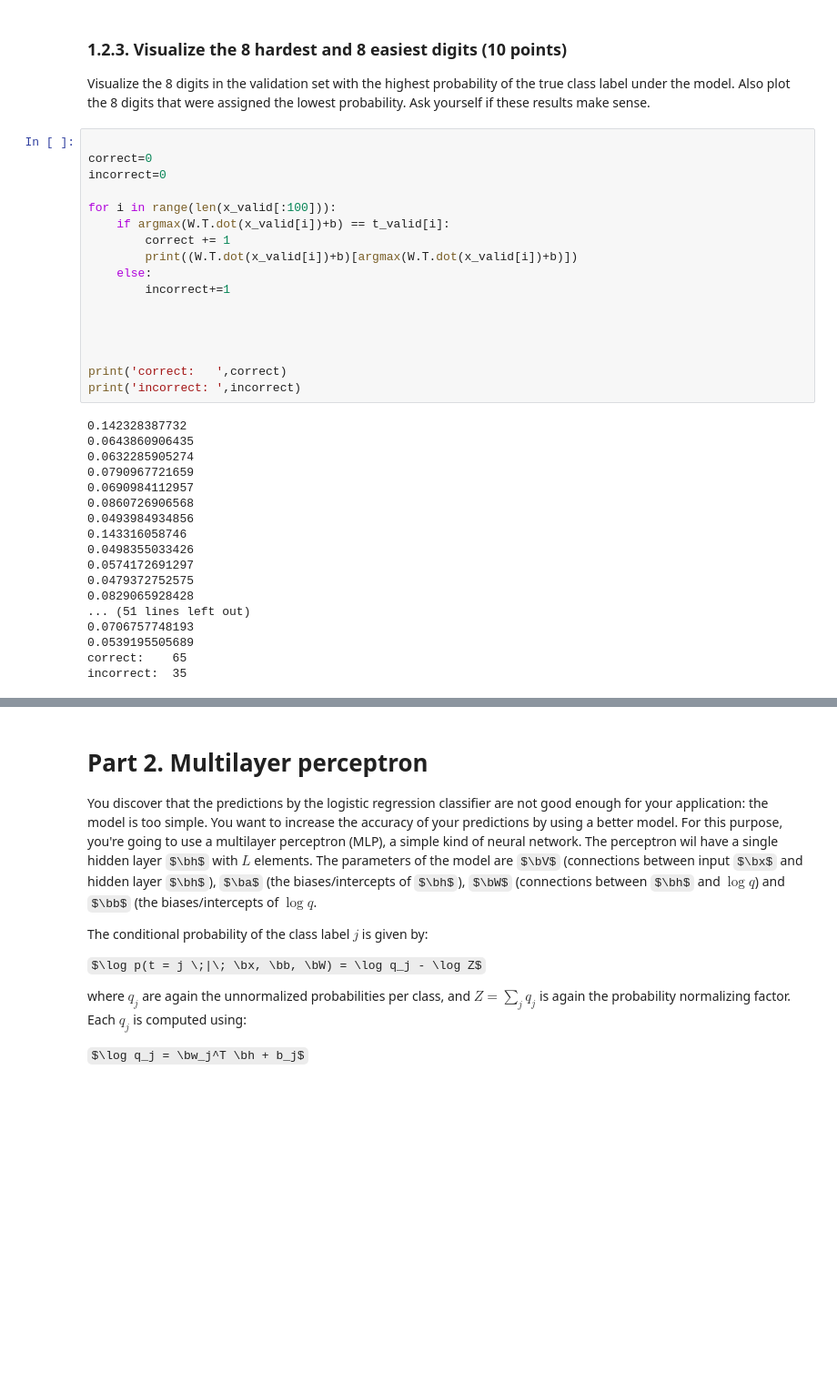
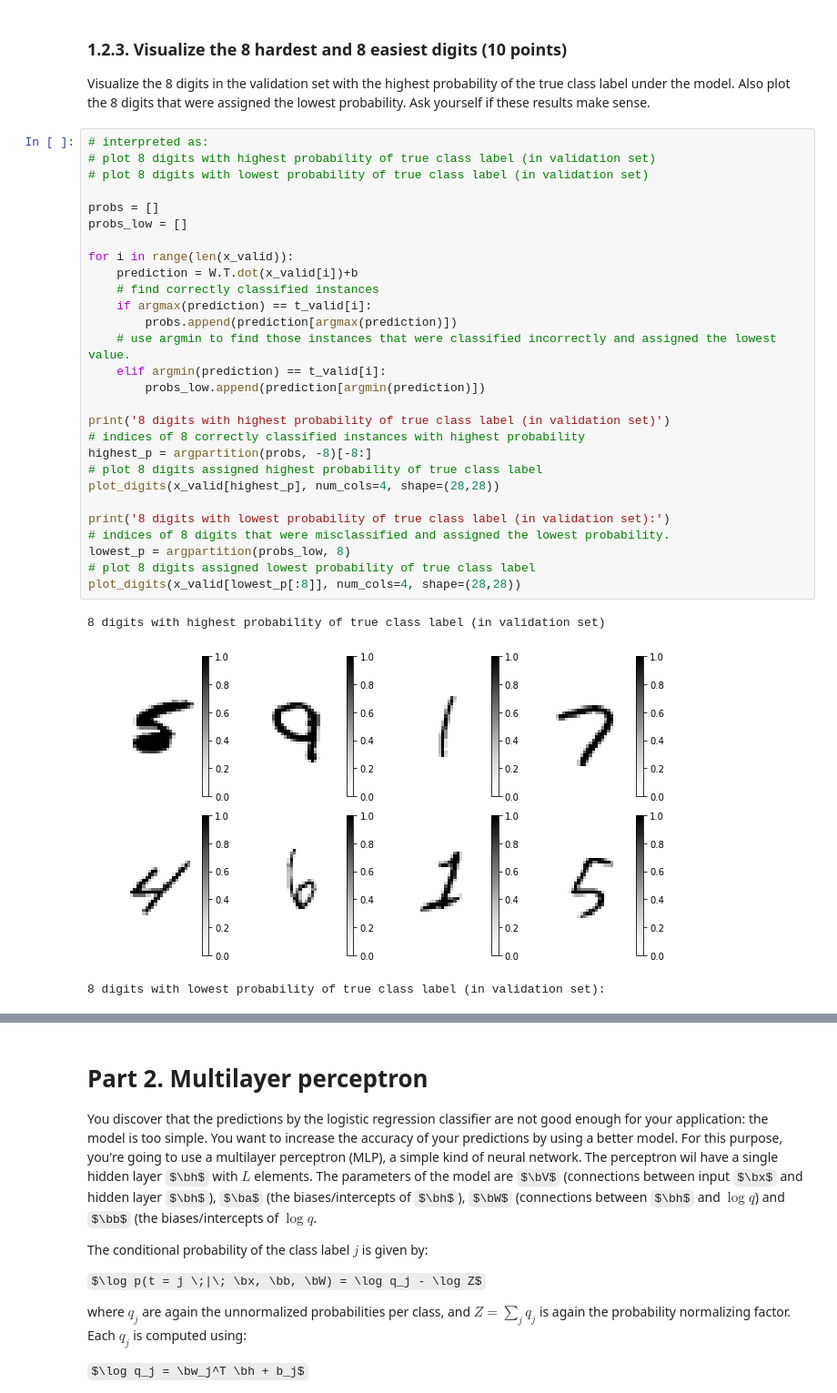
Before and after one commit to hammond756/ml1labs, a Jupyter notebook: lab2.ipynb, the cells around one changed output, grey strips where cells are left out. Shown at 91% size. Saved outputs shown, nothing was run; the diff lists cells and outputs as text; some formulas as TeX source; blank space fills up the shorter version.

```diff
--- a/lab2.ipynb
+++ b/lab2.ipynb
@@ -439,38 +465,35 @@ YOUR ANSWER HERE
 Visualize the 8 digits in the validation set with the highest probability of the true class label under the model.
 Also plot the 8 digits that were assigned the lowest probability.
 Ask yourself if these results make sense.
-# %%
-
-correct=0
-incorrect=0
-
-for i in range(len(x_valid[:100])):
-    if argmax(W.T.dot(x_valid[i])+b) == t_valid[i]:
-        correct += 1
-        print((W.T.dot(x_valid[i])+b)[argmax(W.T.dot(x_valid[i])+b)])
-    else:
-        incorrect+=1
-
-
-
-
-print('correct:   ',correct)
-print('incorrect: ',incorrect)
-# %% [output]
-0.142328387732
-0.0643860906435
-0.0632285905274
-0.0790967721659
-0.0690984112957
-0.0860726906568
-0.0493984934856
-0.143316058746
-0.0498355033426
-0.0574172691297
-0.0479372752575
-0.0829065928428
-... (51 lines left out)
-0.0706757748193
-0.0539195505689
-correct:    65
-incorrect:  35
+# %%
+# interpreted as:
+# plot 8 digits with highest probability of true class label (in validation set)
+# plot 8 digits with lowest probability of true class label (in validation set)
+
+probs = []
+probs_low = []
+
+for i in range(len(x_valid)):
+    prediction = W.T.dot(x_valid[i])+b
+    # find correctly classified instances
+    if argmax(prediction) == t_valid[i]:
+        probs.append(prediction[argmax(prediction)])
+    # use argmin to find those instances that were classified incorrectly and assigned the lowest value.
+    elif argmin(prediction) == t_valid[i]:
+        probs_low.append(prediction[argmin(prediction)])
+
+print('8 digits with highest probability of true class label (in validation set)')
+# indices of 8 correctly classified instances with highest probability
+highest_p = argpartition(probs, -8)[-8:]
+# plot 8 digits assigned highest probability of true class label
+plot_digits(x_valid[highest_p], num_cols=4, shape=(28,28))
+
+print('8 digits with lowest probability of true class label (in validation set):')
+# indices of 8 digits that were misclassified and assigned the lowest probability.
+lowest_p = argpartition(probs_low, 8)
+# plot 8 digits assigned lowest probability of true class label
+plot_digits(x_valid[lowest_p[:8]], num_cols=4, shape=(28,28))
+# %% [output]
+8 digits with highest probability of true class label (in validation set)
+[figure, added]
+8 digits with lowest probability of true class label (in validation set):
```
Also changed, not shown: parts of 7 cells of this notebook.
